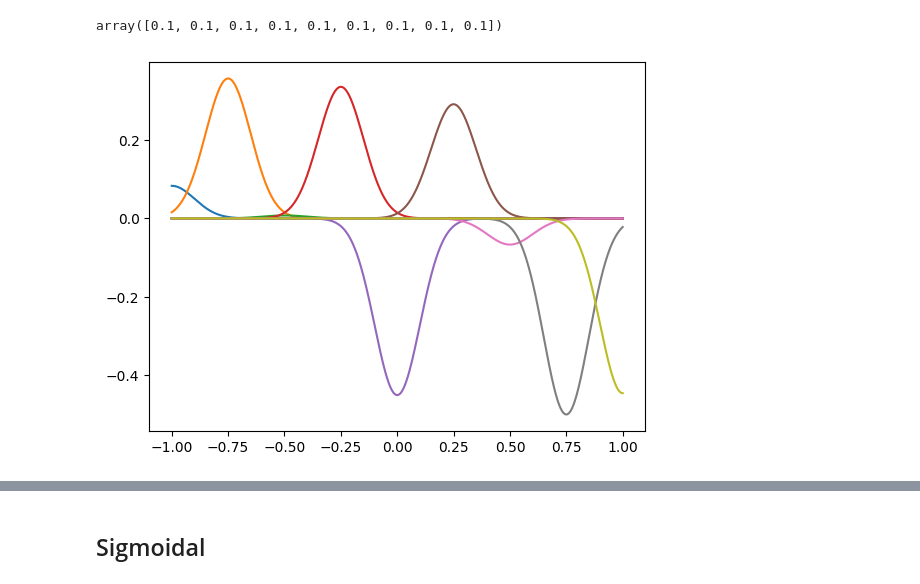
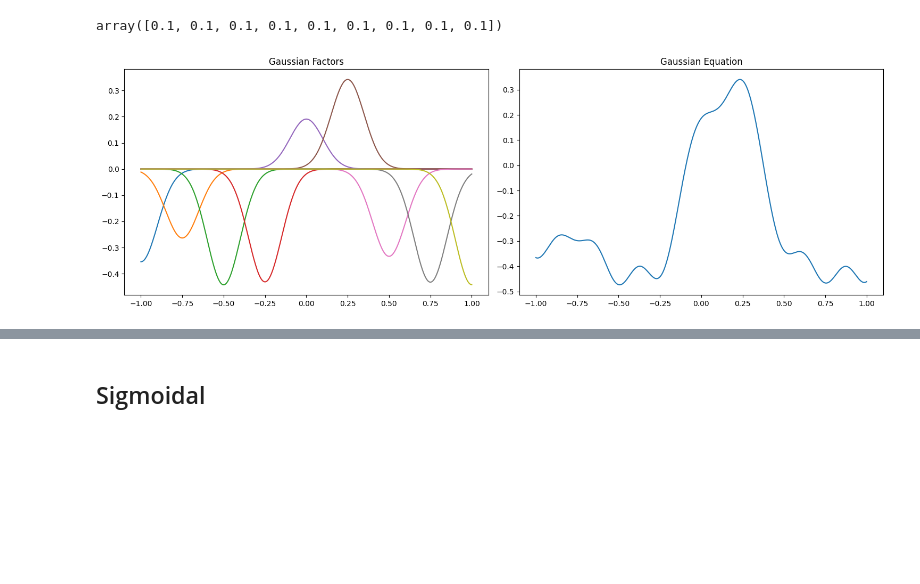
Before and after one commit to dayan3847/machine_learning, a Jupyter notebook: dayan3847/basis_functions/basis_functions.ipynb, the cells around one changed output, grey strips where cells are left out. Cells and saved outputs as stored; diff of their text form; code cells hidden in the pictures; blank space fills up the shorter version.

```diff
--- a/dayan3847/basis_functions/basis_functions.ipynb
+++ b/dayan3847/basis_functions/basis_functions.ipynb
@@ -81,10 +96,0 @@ plt.show()
-# %%
-# Plot
-y_plot: np.array = np.full(len(x_plot),0)
-for w, d in zip(w_list, d_list):
-    # with numpy
-    _y_plot: np.array = w * ( x_plot ** d )
-    y_plot = y_plot + _y_plot
-plt.plot(x_plot, y_plot)
-
-plt.show()
@@ -116,12 +123,24 @@ s_list
 array([0.1, 0.1, 0.1, 0.1, 0.1, 0.1, 0.1, 0.1, 0.1])
 # %%
 # Plot
-for w, m, s in zip(w_list, m_list, s_list):
-    # with numpy
-    y_plot: np.array = w * np.exp(-1 * ((x_plot - m) ** 2) / (2 * (s ** 2)))
-    # with sympy
-    # y_plot: np.array = np.array([factor.subs({'m': m, 's': s, 'x': _x}) for _x in x_plot])
-    plt.plot(x_plot, y_plot)
-plt.show()
+def plot_gaussian():
+    fig, ax = plt.subplots(nrows=1, ncols=2, figsize=(15, 5))
+    x_plot: np.array = np.linspace(-1, 1, 1000)
+
+    y_plot_e: np.array = np.full(len(x_plot), 0)
+    for w, m, s in zip(w_list, m_list, s_list):
+        y_plot_f: np.array = w * np.exp(-1 * ((x_plot - m) ** 2) / (2 * (s ** 2)))
+        ax[0].plot(x_plot, y_plot_f)
+        y_plot_e = y_plot_e + y_plot_f
+
+    ax[0].set_title('Gaussian Factors')
+    ax[1].set_title('Gaussian Equation')
+    ax[1].plot(x_plot, y_plot_e)
+
+    plt.tight_layout()
+    plt.show()
+
+
+plot_gaussian()
 # %% [output]
-[figure, old version]
+[figure, new version]
```
Also changed, not shown: parts of 15 cells of this notebook.
